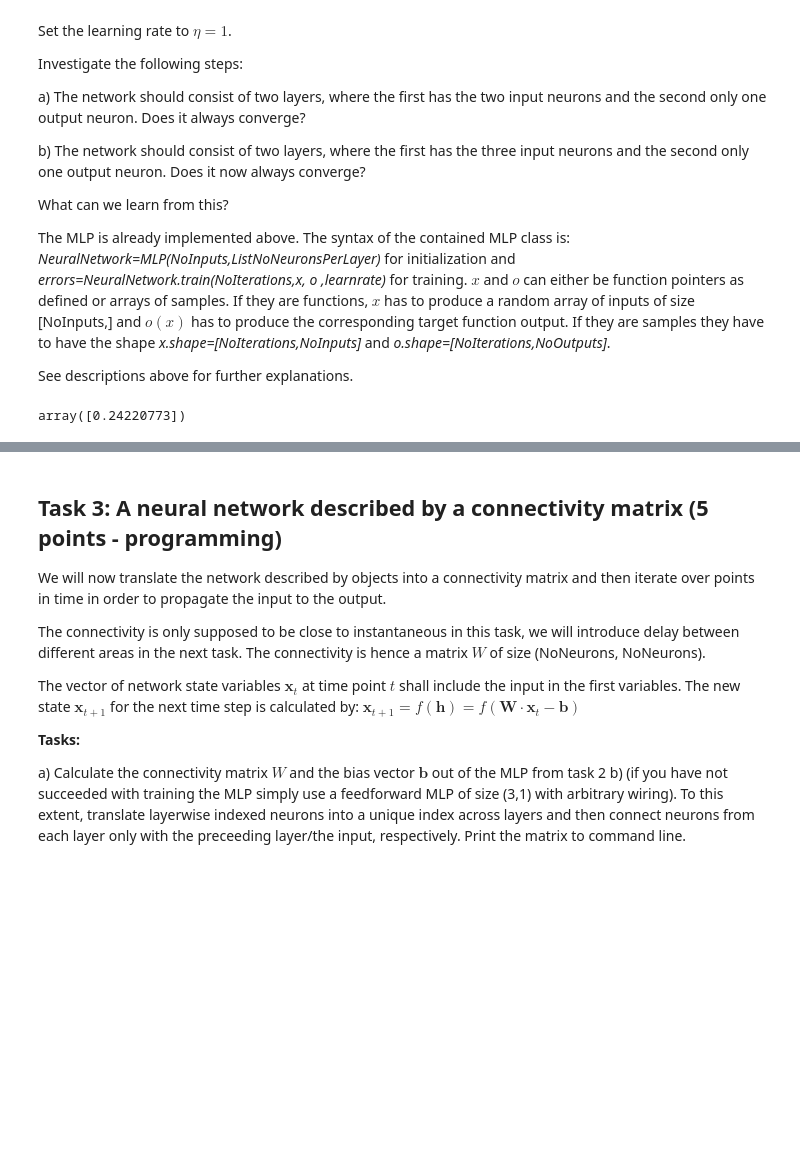
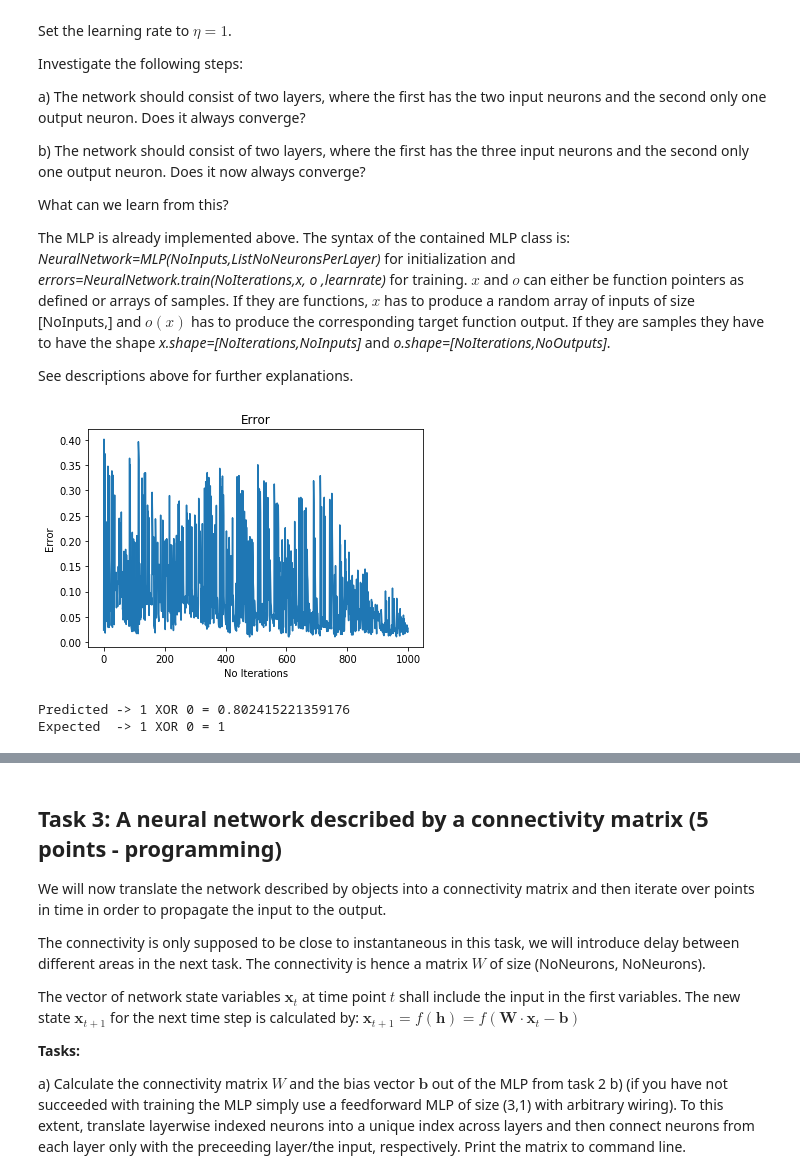
Before and after one commit to juanangd/TU_BERLIN, a Jupyter notebook: BCI-WS20:21/Exercise4/Exercise4.ipynb, the cells around one changed output, grey strips where cells are left out. Drawn from its saved outputs; the diff is of its cells as text; code cells hidden in the pictures; blank space fills up the shorter version.

```diff
--- a/BCI-WS20:21/Exercise4/Exercise4.ipynb
+++ b/BCI-WS20:21/Exercise4/Exercise4.ipynb
@@ -155,5 +168,17 @@ neuralnet=MLP(2,[2,1])
-# %%
-neuralnet.out(peter())
-neuralnet.train()
-# %% [output]
-array([0.24220773])
+# %%
+neuralnet=MLP(2,[2,1])
+errors = neuralnet.train(1000,logical_comb,xor_function ,1)
+plt.figure()
+plt.title("Error")
+plt.xlabel("No Iterations")
+plt.ylabel("Error")
+plt.plot(errors)
+plt.show()
+
+x = logical_comb()
+print(f"Predicted -> {x[0]} XOR {x[1]} = {neuralnet.out(x)[0]}")
+print(f"Expected  -> {x[0]} XOR {x[1]} = {xor_function(x)}")
+# %% [output]
+[figure, added]
+Predicted -> 1 XOR 0 = 0.802415221359176
+Expected  -> 1 XOR 0 = 1
```
Also changed, not shown: parts of 8 cells of this notebook.
